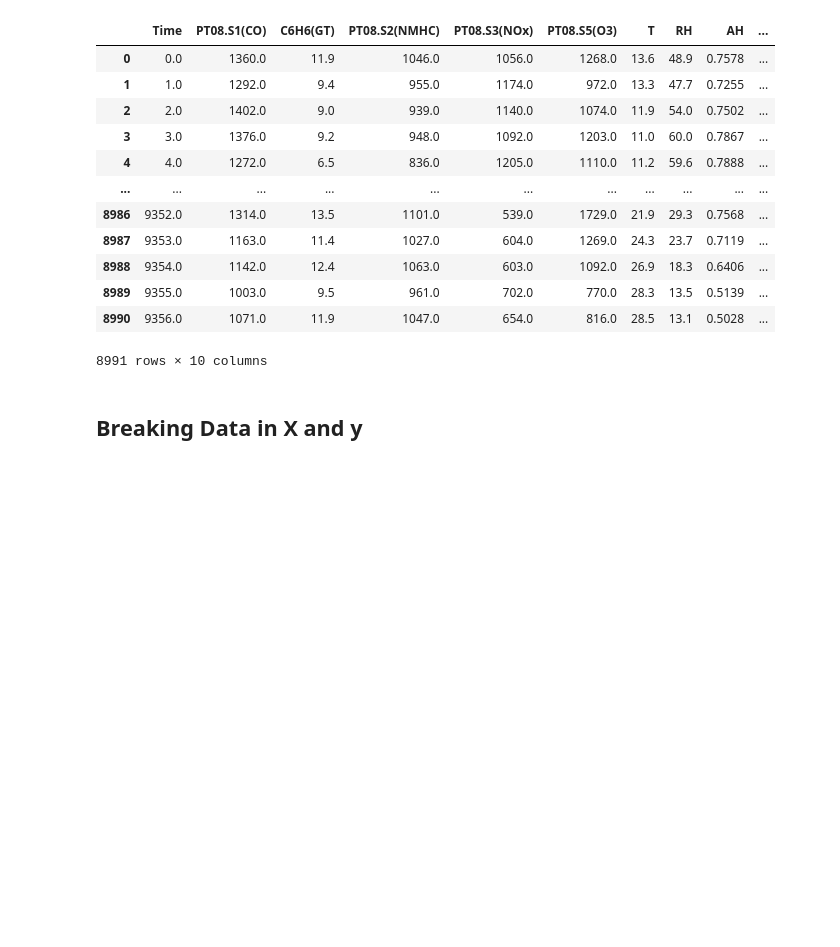
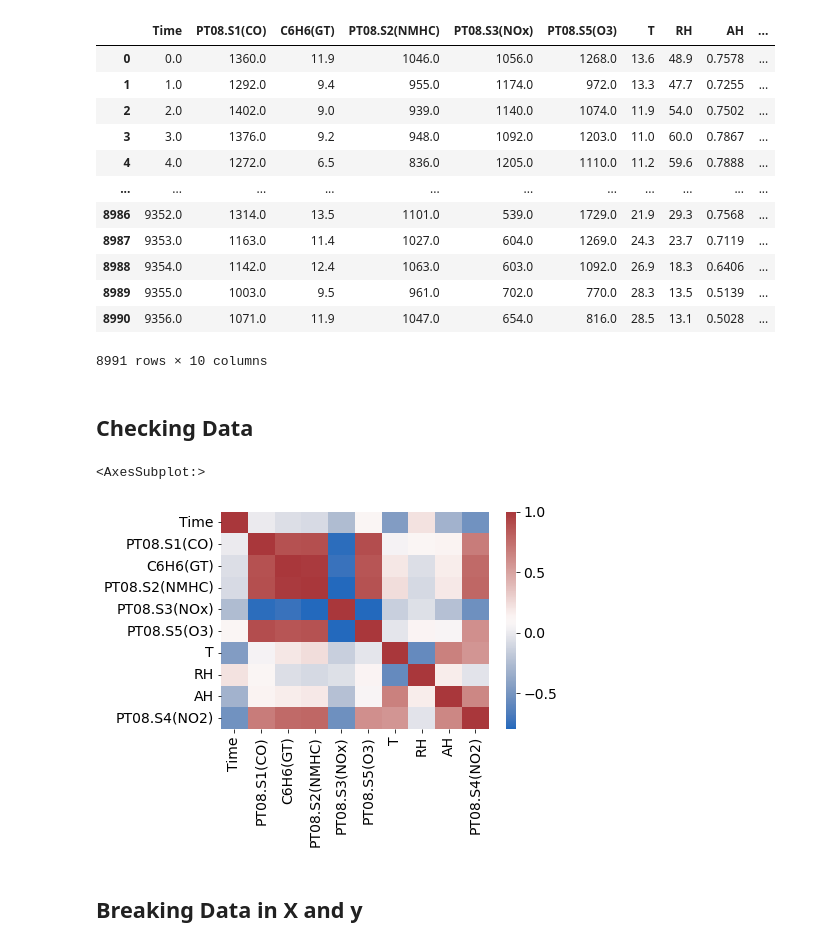
Before and after one commit to sking115422/DS2_P1, a Jupyter notebook: python/air_quality.ipynb, the cells around one changed output. Saved outputs shown, nothing was run; the diff lists cells and outputs as text; code cells hidden in the pictures; blank space fills up the shorter version.

```diff
--- a/python/air_quality.ipynb
+++ b/python/air_quality.ipynb
@@ -28,3 +32,5 @@ df
 | 8989 | 9355.0 | 1003.0 | 9.5 | 961.0 | 702.0 | 770.0 | 28.3 | 13.5 | 0.5139 | ... |
 | 8990 | 9356.0 | 1071.0 | 11.9 | 1047.0 | 654.0 | 816.0 | 28.5 | 13.1 | 0.5028 | ... |
 8991 rows × 10 columns
+# %% [markdown]
+## Checking Data
@@ -31,3 +39,9 @@ df
+# %%
+corr_mat = df.corr(method='pearson')
+sns.heatmap(corr_mat, cmap='vlag')
+# %% [output]
+<AxesSubplot:>
+[figure, added]
 # %% [markdown]
 ## Breaking Data in X and y
 # %%
```
Also changed, not shown: parts of 9 cells of this notebook, 7 other files.
